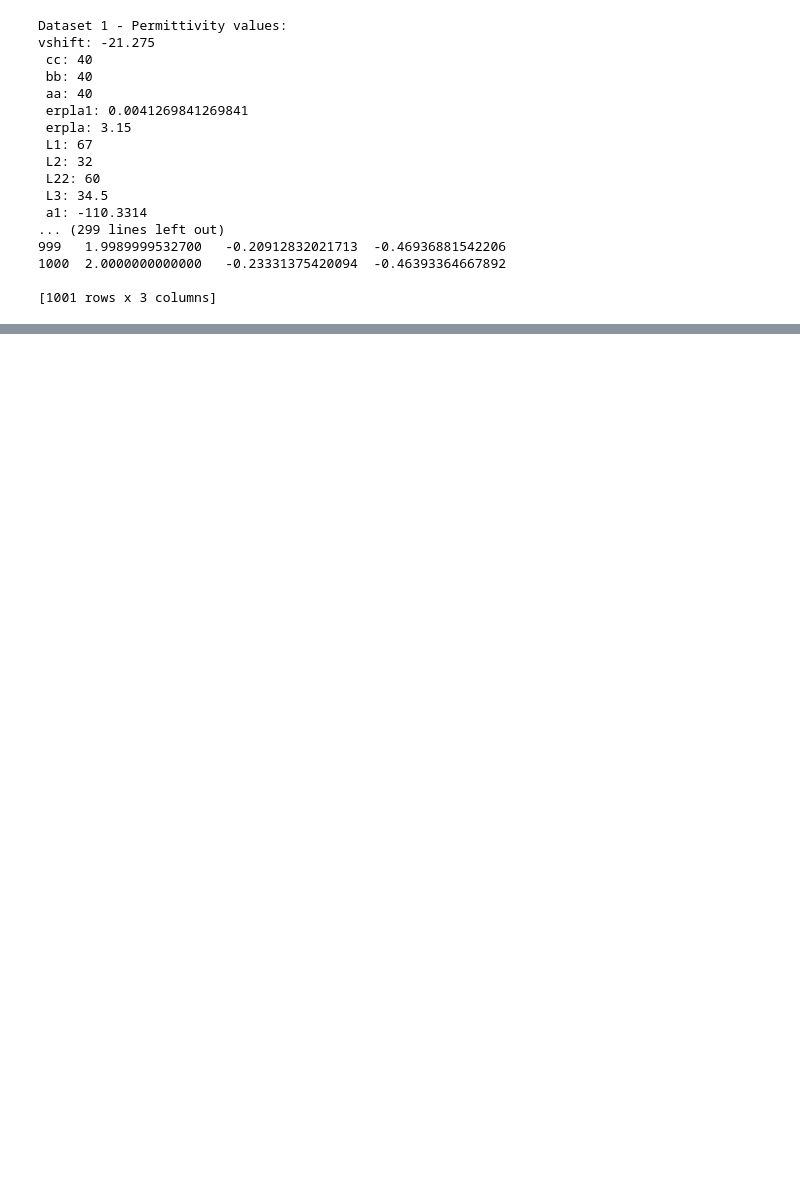
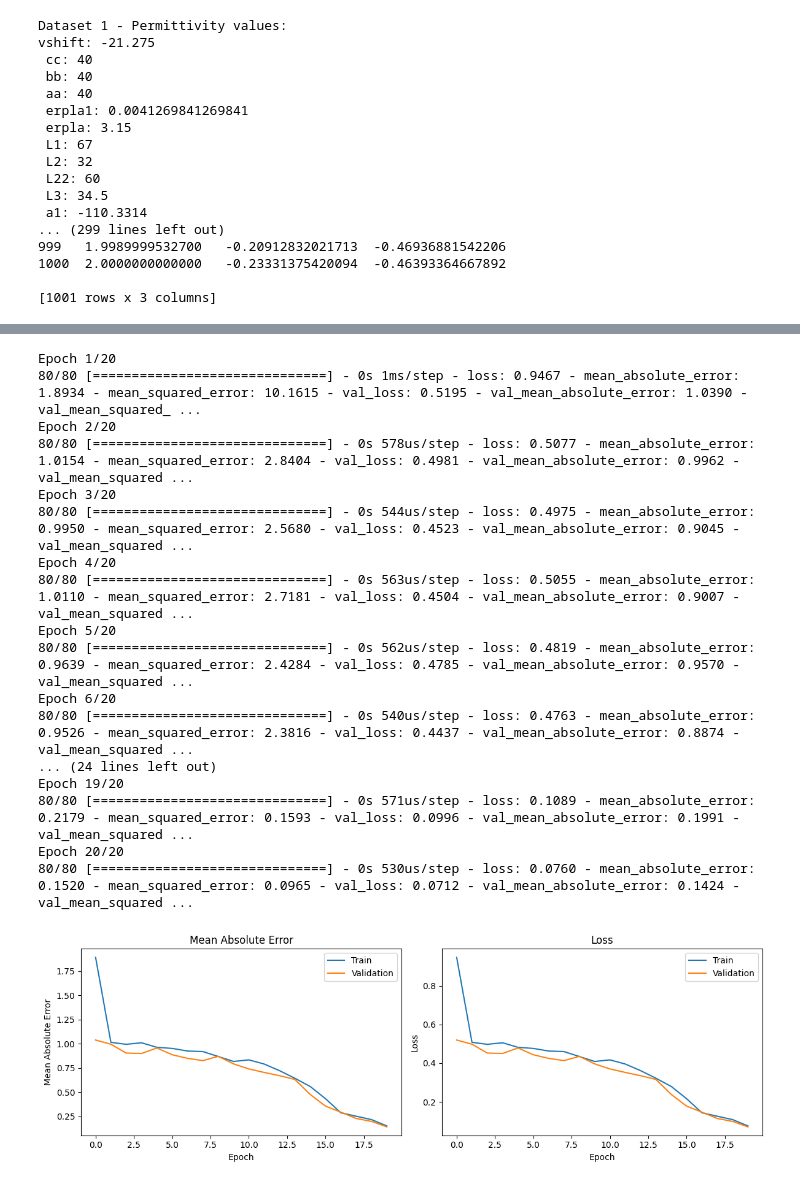
Before and after one commit to DanteMillerDS/NASA-Material-Classifier-OLD, a Jupyter notebook: material_classifier.ipynb, the cells around one changed output, grey strips where cells are left out. Drawn from its saved outputs; the diff is of its cells as text; code cells hidden in the pictures; blank space fills up the shorter version.

Commit message:
Add Data File and ANN
Added the data file for S11. I then added the neural network code to material_classifier.ipynb file to predict the permittivity values

```diff
--- a/material_classifier.ipynb
+++ b/material_classifier.ipynb
@@ -50,0 +81,12 @@ vshift: -21.275
+# %%
+X = df[['s11_real', 's11_imaginary']].values
+y = df[['permittivity_real', 'permittivity_imaginary']].values
+# %%
+indices = np.random.permutation(len(X))
+X = X[indices]
+y = y[indices]
+split_point = int(0.8 * len(X))
+X_train = X[:split_point]
+y_train = y[:split_point]
+X_val = X[split_point:]
+y_val = y[split_point:]
@@ -50,0 +109,8 @@ vshift: -21.275
+# %%
+model = keras.Sequential([
+    keras.layers.Dense(128, activation='relu', input_shape=(X.shape[1],)),
+    keras.layers.Dense(64, activation='relu'),
+    keras.layers.Dense(32, activation='relu'),
+    keras.layers.Dense(y.shape[1])
+])
+model.compile(optimizer=tf.optimizers.Adam(), loss=[tf.losses.MeanAbsoluteError(),tf.losses.MeanSquaredError()], loss_weights=[0.5,0.5], metrics=[tf.metrics.MeanAbsoluteError(),tf.metrics.MeanSquaredError()])
@@ -50,0 +140,41 @@ vshift: -21.275
+# %%
+history = model.fit(X_train, y_train, validation_data=(X_val, y_val), epochs=20, batch_size=1)
+
+plt.figure(figsize=(12, 4))
+plt.subplot(1, 2, 1)
+plt.plot(history.history['mean_absolute_error'])
+plt.plot(history.history['val_mean_absolute_error'])
+plt.title('Mean Absolute Error')
+plt.xlabel('Epoch')
+plt.ylabel('Mean Absolute Error')
+plt.legend(['Train', 'Validation'])
+
+plt.subplot(1, 2, 2)
+plt.plot(history.history['loss'])
+plt.plot(history.history['val_loss'])
+plt.title('Loss')
+plt.xlabel('Epoch')
+plt.ylabel('Loss')
+plt.legend(['Train', 'Validation'])
+
+plt.tight_layout()
+plt.show()
+# %% [output]
+Epoch 1/20
+80/80 [==============================] - 0s 1ms/step - loss: 0.9467 - mean_absolute_error: 1.8934 - mean_squared_error: 10.1615 - val_loss: 0.5195 - val_mean_absolute_error: 1.0390 - val_mean_squared_ ...
+Epoch 2/20
+80/80 [==============================] - 0s 578us/step - loss: 0.5077 - mean_absolute_error: 1.0154 - mean_squared_error: 2.8404 - val_loss: 0.4981 - val_mean_absolute_error: 0.9962 - val_mean_squared ...
+Epoch 3/20
+80/80 [==============================] - 0s 544us/step - loss: 0.4975 - mean_absolute_error: 0.9950 - mean_squared_error: 2.5680 - val_loss: 0.4523 - val_mean_absolute_error: 0.9045 - val_mean_squared ...
+Epoch 4/20
+80/80 [==============================] - 0s 563us/step - loss: 0.5055 - mean_absolute_error: 1.0110 - mean_squared_error: 2.7181 - val_loss: 0.4504 - val_mean_absolute_error: 0.9007 - val_mean_squared ...
+Epoch 5/20
+80/80 [==============================] - 0s 562us/step - loss: 0.4819 - mean_absolute_error: 0.9639 - mean_squared_error: 2.4284 - val_loss: 0.4785 - val_mean_absolute_error: 0.9570 - val_mean_squared ...
+Epoch 6/20
+80/80 [==============================] - 0s 540us/step - loss: 0.4763 - mean_absolute_error: 0.9526 - mean_squared_error: 2.3816 - val_loss: 0.4437 - val_mean_absolute_error: 0.8874 - val_mean_squared ...
+... (24 lines left out)
+Epoch 19/20
+80/80 [==============================] - 0s 571us/step - loss: 0.1089 - mean_absolute_error: 0.2179 - mean_squared_error: 0.1593 - val_loss: 0.0996 - val_mean_absolute_error: 0.1991 - val_mean_squared ...
+Epoch 20/20
+80/80 [==============================] - 0s 530us/step - loss: 0.0760 - mean_absolute_error: 0.1520 - mean_squared_error: 0.0965 - val_loss: 0.0712 - val_mean_absolute_error: 0.1424 - val_mean_squared ...
+[figure, added]
```
Also changed, not shown: parts of 9 cells of this notebook, 2 other files.
